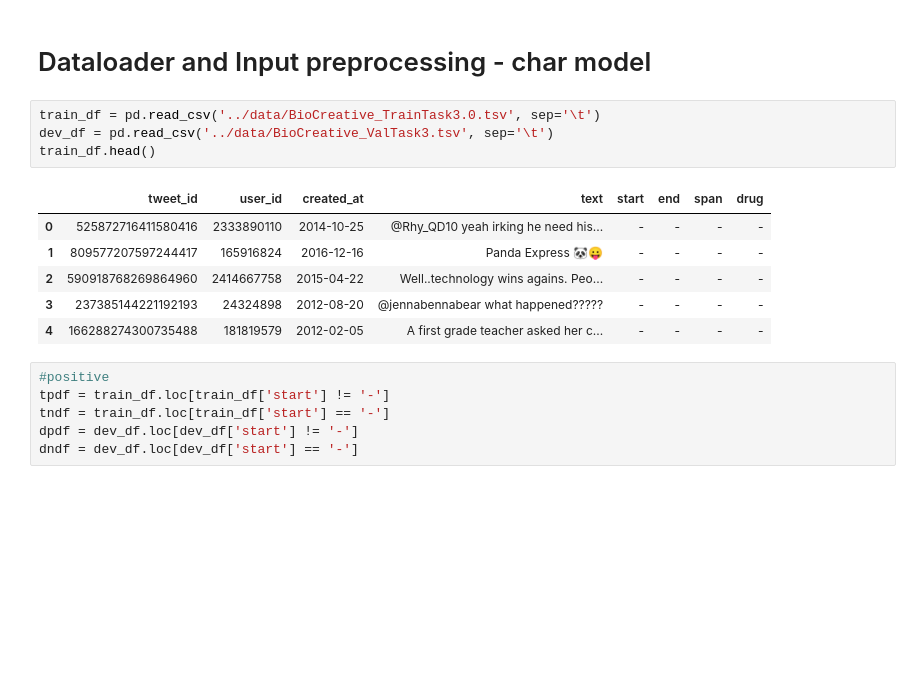
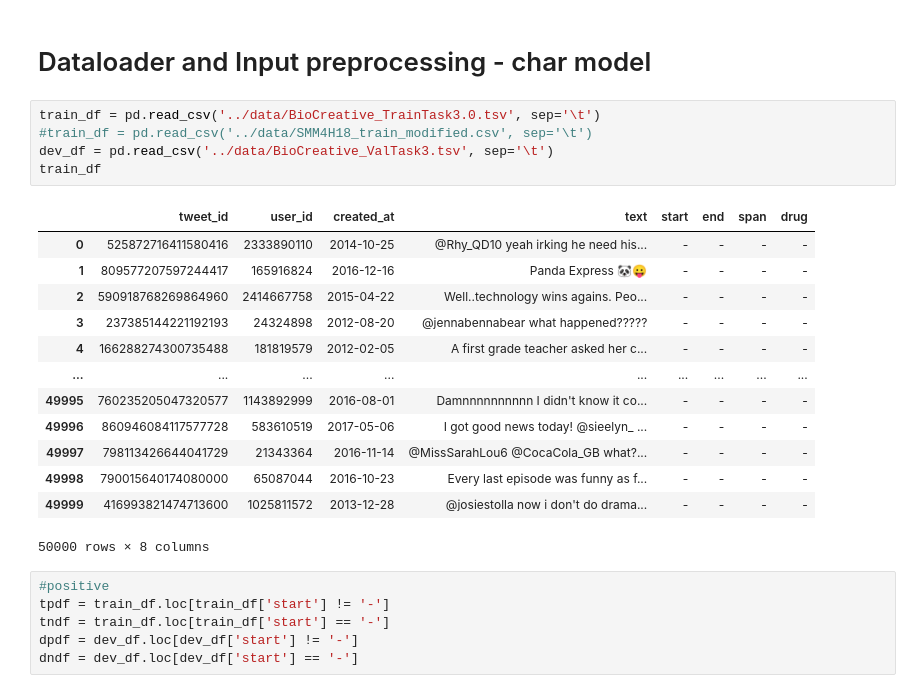
Before and after one commit to amansinha09/bio-challenge, a Jupyter notebook: notebooks/model.ipynb, the cells around one changed output. Cells and saved outputs as stored; diff of their text form; blank space fills up the shorter version.

```diff
--- a/notebooks/model.ipynb
+++ b/notebooks/model.ipynb
@@ -126,15 +123,23 @@ torch.Size([32, 50, 1])
 # Dataloader and Input preprocessing - char model
 # %%
 train_df = pd.read_csv('../data/BioCreative_TrainTask3.0.tsv', sep='\t')
+#train_df = pd.read_csv('../data/SMM4H18_train_modified.csv', sep='\t')
 dev_df = pd.read_csv('../data/BioCreative_ValTask3.tsv', sep='\t')
-train_df.head()
+train_df
 # %% [output]
 |  | tweet_id | user_id | created_at | text | start | end | span | drug |
 | 0 | 525872716411580416 | 2333890110 | 2014-10-25 | @Rhy_QD10 yeah irking he need his... | - | - | - | - |
 | 1 | 809577207597244417 | 165916824 | 2016-12-16 | Panda Express 🐼😛 | - | - | - | - |
 | 2 | 590918768269864960 | 2414667758 | 2015-04-22 | Well..technology wins agains. Peo... | - | - | - | - |
 | 3 | 237385144221192193 | 24324898 | 2012-08-20 | @jennabennabear what happened????? | - | - | - | - |
 | 4 | 166288274300735488 | 181819579 | 2012-02-05 | A first grade teacher asked her c... | - | - | - | - |
+| ... | ... | ... | ... | ... | ... | ... | ... | ... |
+| 49995 | 760235205047320577 | 1143892999 | 2016-08-01 | Damnnnnnnnnnn I didn't know it co... | - | - | - | - |
+| 49996 | 860946084117577728 | 583610519 | 2017-05-06 | I got good news today! @sieelyn_ ... | - | - | - | - |
+| 49997 | 798113426644041729 | 21343364 | 2016-11-14 | @MissSarahLou6 @CocaCola_GB what?... | - | - | - | - |
+| 49998 | 790015640174080000 | 65087044 | 2016-10-23 | Every last episode was funny as f... | - | - | - | - |
+| 49999 | 416993821474713600 | 1025811572 | 2013-12-28 | @josiestolla now i don't do drama... | - | - | - | - |
+50000 rows × 8 columns
 # %%
 #positive
 tpdf = train_df.loc[train_df['start'] != '-']
```
Also changed, not shown: parts of 10 cells of this notebook, 8 other files.
